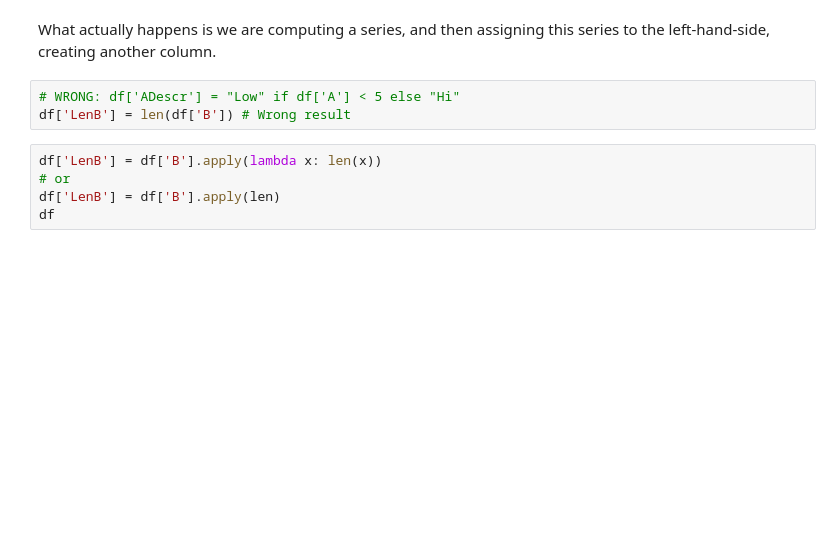
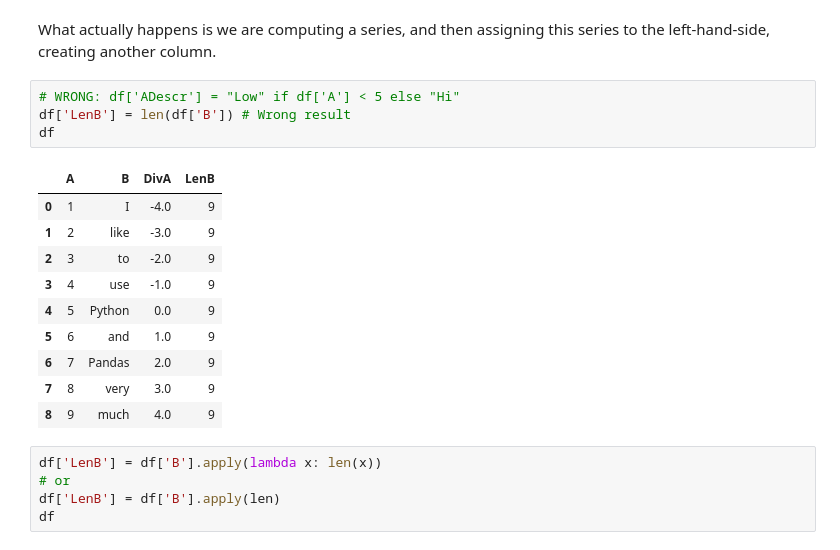
Before and after one commit to pickle1997/Data-Science-For-Beginners, a Jupyter notebook: 2-Working-With-Data/07-python/notebook.ipynb, the cells around one changed output. Saved outputs shown, nothing was run; the diff lists cells and outputs as text; blank space fills up the shorter version.

```diff
--- a/2-Working-With-Data/07-python/notebook.ipynb
+++ b/2-Working-With-Data/07-python/notebook.ipynb
@@ -203,6 +205,18 @@ What actually happens is we are computing a series, and then assigning this seri
 # %%
 # WRONG: df['ADescr'] = "Low" if df['A'] < 5 else "Hi"
 df['LenB'] = len(df['B']) # Wrong result
+df
+# %% [output]
+|  | A | B | DivA | LenB |
+| 0 | 1 | I | -4.0 | 9 |
+| 1 | 2 | like | -3.0 | 9 |
+| 2 | 3 | to | -2.0 | 9 |
+| 3 | 4 | use | -1.0 | 9 |
+| 4 | 5 | Python | 0.0 | 9 |
+| 5 | 6 | and | 1.0 | 9 |
+| 6 | 7 | Pandas | 2.0 | 9 |
+| 7 | 8 | very | 3.0 | 9 |
+| 8 | 9 | much | 4.0 | 9 |
 # %%
 df['LenB'] = df['B'].apply(lambda x: len(x))
 # or
```
Also changed, not shown: parts of 5 cells of this notebook.
